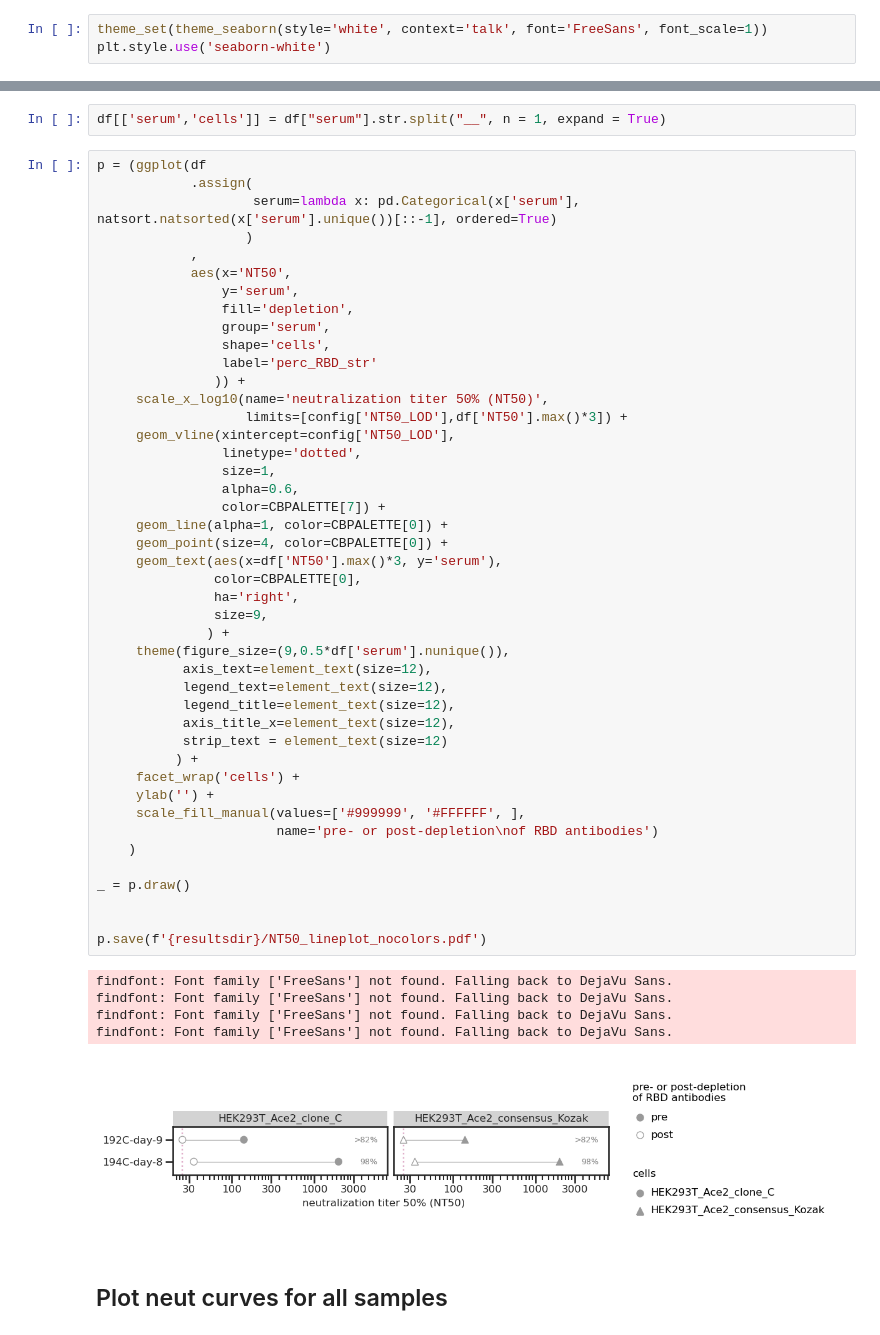
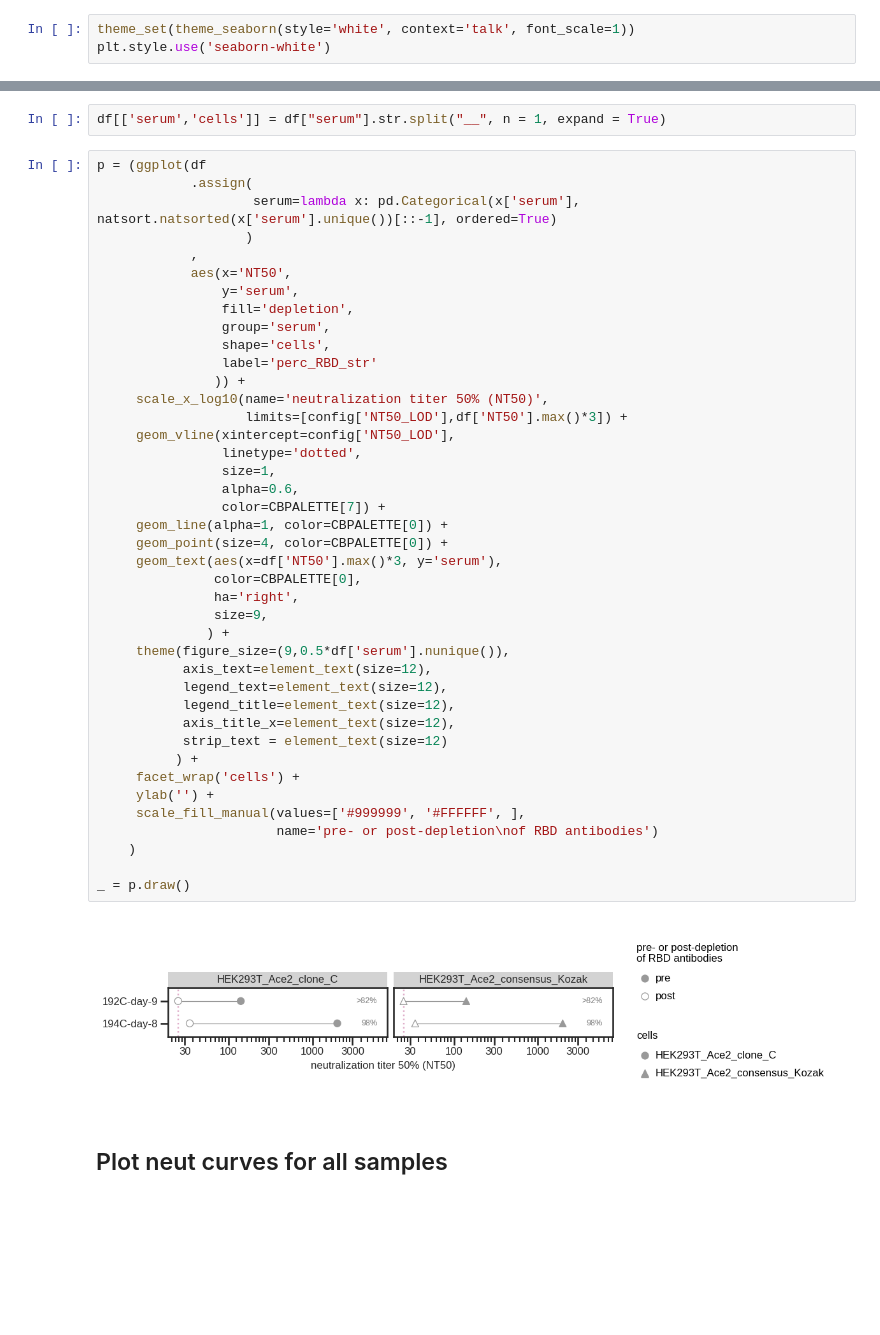
Before and after one commit to jbloomlab/Ace2_expression_neuts, a Jupyter notebook: virus_neutralization.ipynb, the cells around one changed output, grey strips where cells are left out. Saved outputs shown, nothing was run; the diff lists cells and outputs as text; blank space fills up the shorter version.

```diff
--- a/virus_neutralization.ipynb
+++ b/virus_neutralization.ipynb
@@ -44,5 +37,5 @@ Use seaborn theme and change font:
 # %%
-theme_set(theme_seaborn(style='white', context='talk', font='FreeSans', font_scale=1))
+theme_set(theme_seaborn(style='white', context='talk', font_scale=1))
 plt.style.use('seaborn-white')
 # %%
 resultsdir=config['resultsdir']
@@ -159,41 +150,34 @@ p = (ggplot(df
                )) +
      scale_x_log10(name='neutralization titer 50% (NT50)',
                    limits=[config['NT50_LOD'],df['NT50'].max()*3]) +
      geom_vline(xintercept=config['NT50_LOD'],
                 linetype='dotted',
                 size=1,
                 alpha=0.6,
                 color=CBPALETTE[7]) +
      geom_line(alpha=1, color=CBPALETTE[0]) +
      geom_point(size=4, color=CBPALETTE[0]) +
      geom_text(aes(x=df['NT50'].max()*3, y='serum'),
                color=CBPALETTE[0],
                ha='right',
                size=9,
               ) +
      theme(figure_size=(9,0.5*df['serum'].nunique()),
            axis_text=element_text(size=12),
            legend_text=element_text(size=12),
            legend_title=element_text(size=12),
            axis_title_x=element_text(size=12),
            strip_text = element_text(size=12)
           ) +
      facet_wrap('cells') +
      ylab('') +
      scale_fill_manual(values=['#999999', '#FFFFFF', ],
                        name='pre- or post-depletion\nof RBD antibodies')
     )
 
 _ = p.draw()
-
-
-p.save(f'{resultsdir}/NT50_lineplot_nocolors.pdf')
 # %% [output]
-findfont: Font family ['FreeSans'] not found. Falling back to DejaVu Sans.
-findfont: Font family ['FreeSans'] not found. Falling back to DejaVu Sans.
-findfont: Font family ['FreeSans'] not found. Falling back to DejaVu Sans.
-findfont: Font family ['FreeSans'] not found. Falling back to DejaVu Sans.
-[figure, old version]
+[figure, new version]
 # %% [markdown]
 ## Plot neut curves for all samples
 # %%
```
Also changed, not shown: parts of 7 cells of this notebook, 21 other files.
